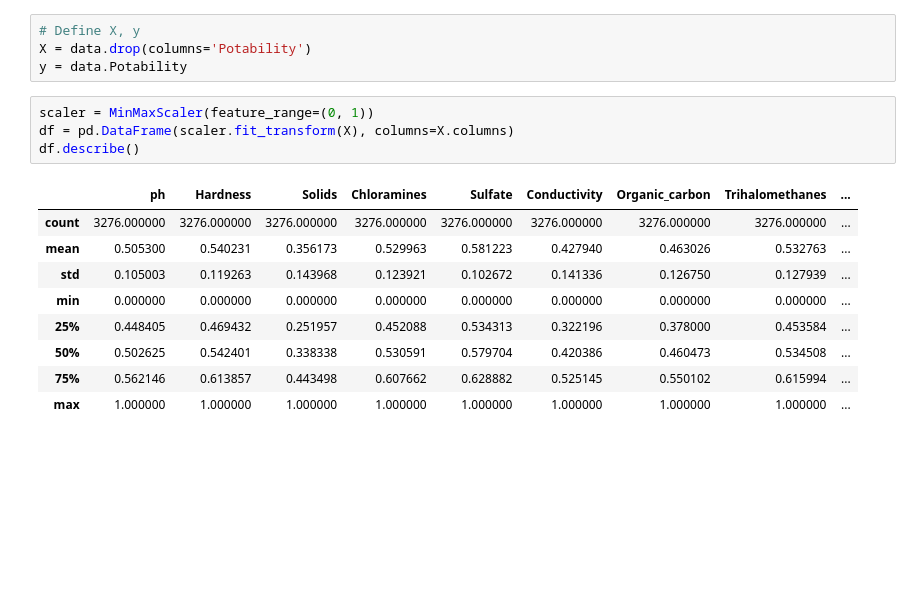
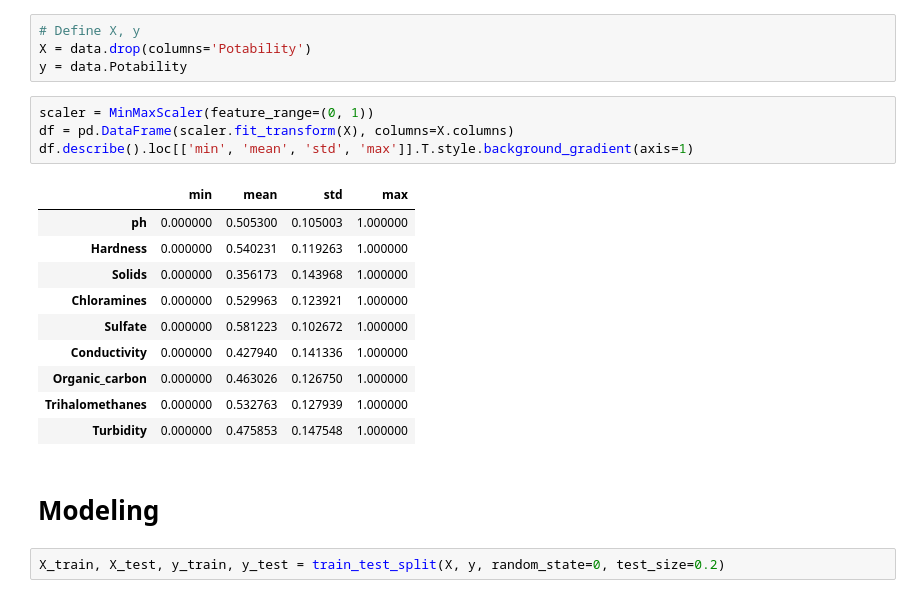
Before and after one commit to NimaPourmoradi/water_potability, a Jupyter notebook: Water_Potability.ipynb, the cells around one changed output. Cells and saved outputs as stored; diff of their text form; blank space fills up the shorter version.

```diff
--- a/Water_Potability.ipynb
+++ b/Water_Potability.ipynb
@@ -256,14 +275,19 @@ y = data.Potability
 # %%
 scaler = MinMaxScaler(feature_range=(0, 1))
 df = pd.DataFrame(scaler.fit_transform(X), columns=X.columns)
-df.describe()
+df.describe().loc[['min', 'mean', 'std', 'max']].T.style.background_gradient(axis=1)
 # %% [output]
-|  | ph | Hardness | Solids | Chloramines | Sulfate | Conductivity | Organic_carbon | Trihalomethanes | ... |
-| count | 3276.000000 | 3276.000000 | 3276.000000 | 3276.000000 | 3276.000000 | 3276.000000 | 3276.000000 | 3276.000000 | ... |
-| mean | 0.505300 | 0.540231 | 0.356173 | 0.529963 | 0.581223 | 0.427940 | 0.463026 | 0.532763 | ... |
-| std | 0.105003 | 0.119263 | 0.143968 | 0.123921 | 0.102672 | 0.141336 | 0.126750 | 0.127939 | ... |
-| min | 0.000000 | 0.000000 | 0.000000 | 0.000000 | 0.000000 | 0.000000 | 0.000000 | 0.000000 | ... |
-| 25% | 0.448405 | 0.469432 | 0.251957 | 0.452088 | 0.534313 | 0.322196 | 0.378000 | 0.453584 | ... |
-| 50% | 0.502625 | 0.542401 | 0.338338 | 0.530591 | 0.579704 | 0.420386 | 0.460473 | 0.534508 | ... |
-| 75% | 0.562146 | 0.613857 | 0.443498 | 0.607662 | 0.628882 | 0.525145 | 0.550102 | 0.615994 | ... |
-| max | 1.000000 | 1.000000 | 1.000000 | 1.000000 | 1.000000 | 1.000000 | 1.000000 | 1.000000 | ... |
+|  | min | mean | std | max |
+| ph | 0.000000 | 0.505300 | 0.105003 | 1.000000 |
+| Hardness | 0.000000 | 0.540231 | 0.119263 | 1.000000 |
+| Solids | 0.000000 | 0.356173 | 0.143968 | 1.000000 |
+| Chloramines | 0.000000 | 0.529963 | 0.123921 | 1.000000 |
+| Sulfate | 0.000000 | 0.581223 | 0.102672 | 1.000000 |
+| Conductivity | 0.000000 | 0.427940 | 0.141336 | 1.000000 |
+| Organic_carbon | 0.000000 | 0.463026 | 0.126750 | 1.000000 |
+| Trihalomethanes | 0.000000 | 0.532763 | 0.127939 | 1.000000 |
+| Turbidity | 0.000000 | 0.475853 | 0.147548 | 1.000000 |
+# %% [markdown]
+# Modeling
+# %%
+X_train, X_test, y_train, y_test = train_test_split(X, y, random_state=0, test_size=0.2)
```
Also changed, not shown: parts of 31 cells of this notebook.
